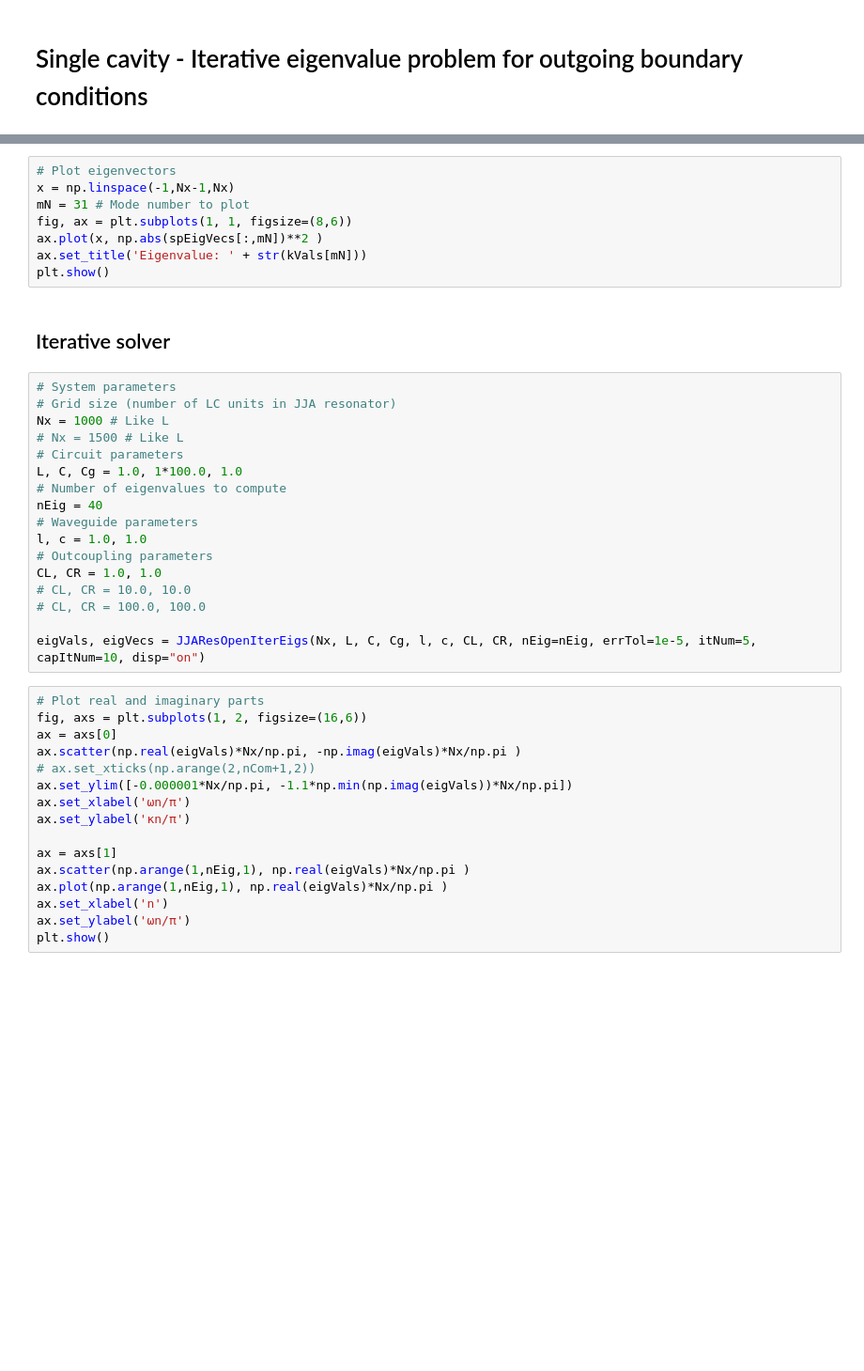
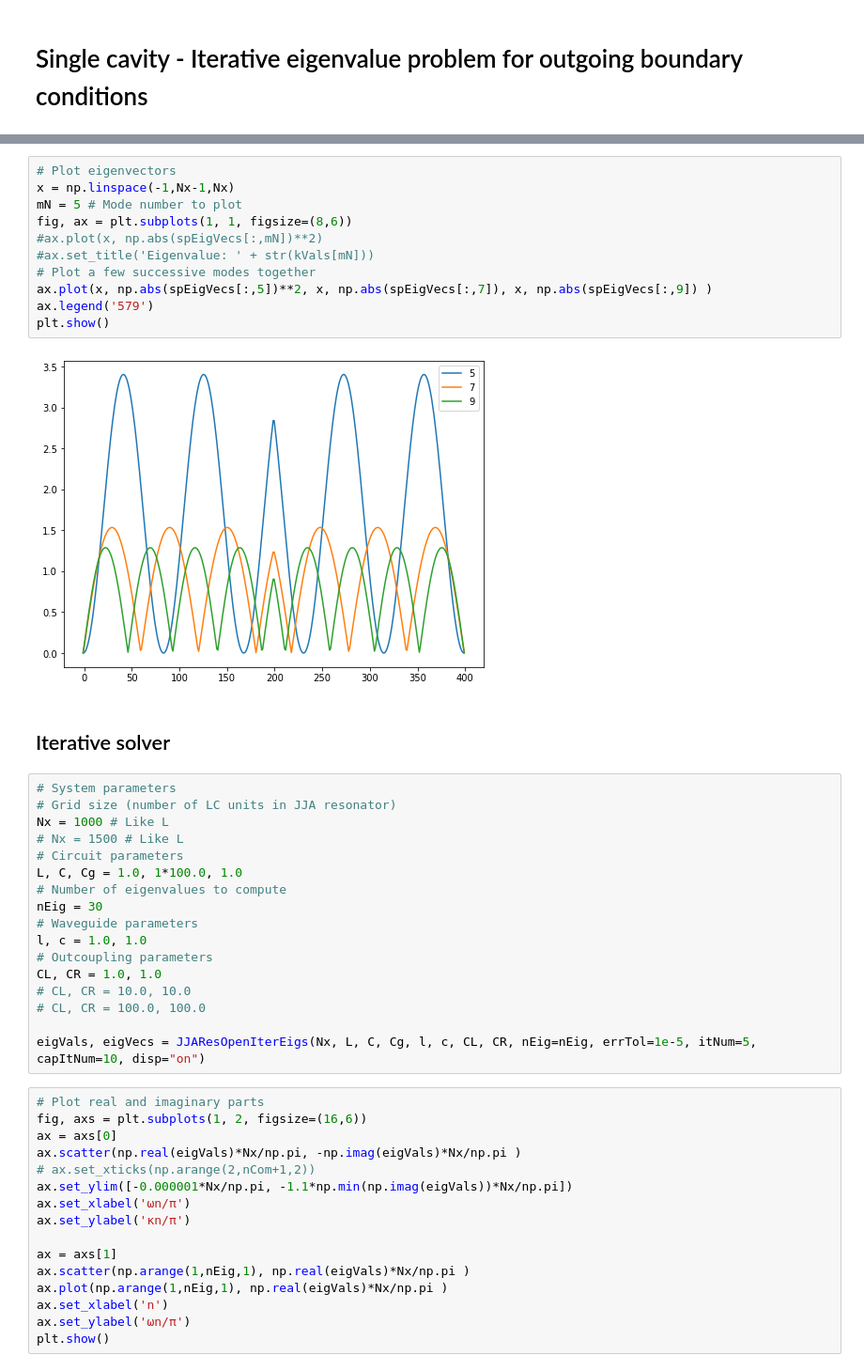
Before and after one commit to skhanCC/CoupleJJA, a Jupyter notebook: coupledJJArrays.ipynb, the cells around one changed output, grey strips where cells are left out. Shown: that part at 94% size. Drawn from its saved outputs; the diff is of its cells as text; blank space fills up the shorter version.

```diff
--- a/coupledJJArrays.ipynb
+++ b/coupledJJArrays.ipynb
@@ -71,11 +136,16 @@ plt.show()
 # %%
 # Plot eigenvectors
 x = np.linspace(-1,Nx-1,Nx)
-mN = 31 # Mode number to plot
+mN = 5 # Mode number to plot
 fig, ax = plt.subplots(1, 1, figsize=(8,6))
-ax.plot(x, np.abs(spEigVecs[:,mN])**2 )
-ax.set_title('Eigenvalue: ' + str(kVals[mN]))
+#ax.plot(x, np.abs(spEigVecs[:,mN])**2)
+#ax.set_title('Eigenvalue: ' + str(kVals[mN]))
+# Plot a few successive modes together
+ax.plot(x, np.abs(spEigVecs[:,5])**2, x, np.abs(spEigVecs[:,7]), x, np.abs(spEigVecs[:,9]) )
+ax.legend('579')
 plt.show()
+# %% [output]
+[figure, added]
 # %% [markdown]
 ## Iterative solver
 # %%
@@ -86,7 +156,7 @@ Nx = 1000 # Like L
 # Circuit parameters
 L, C, Cg = 1.0, 1*100.0, 1.0
 # Number of eigenvalues to compute
-nEig = 40
+nEig = 30
 # Waveguide parameters
 l, c = 1.0, 1.0
 # Outcoupling parameters
```
Also changed, not shown: parts of 11 cells of this notebook, 1 other file.
